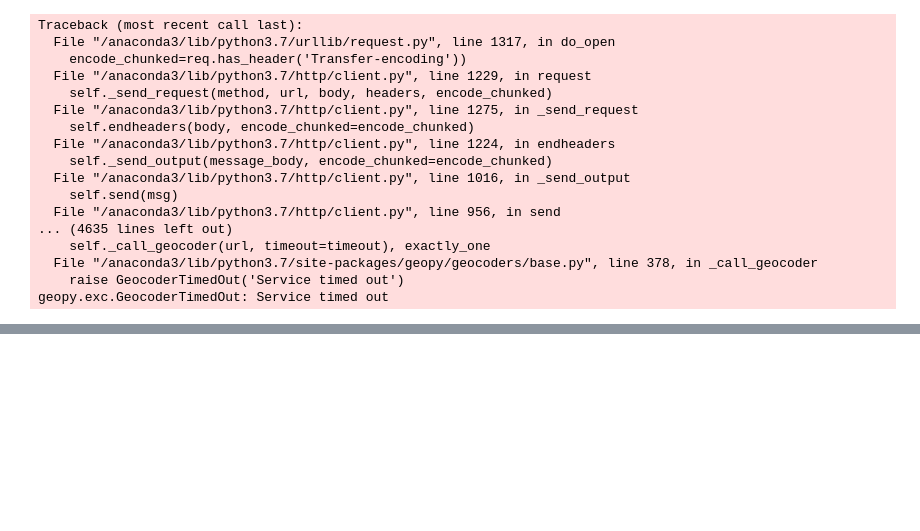
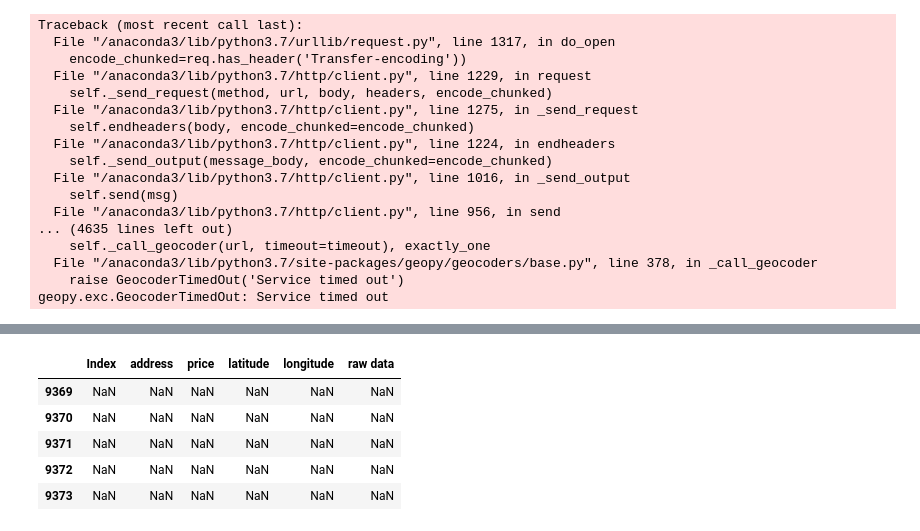
Before and after one commit to burteth/Housing-Goecoding, a Jupyter notebook: Untitled.ipynb, the cells around one changed output, grey strips where cells are left out. Cells and saved outputs as stored; diff of their text form; code cells hidden in the pictures; blank space fills up the shorter version.

```diff
--- a/Untitled.ipynb
+++ b/Untitled.ipynb
@@ -313,0 +45,18 @@ df.to_csv('final_attempt.csv')
+# %%
+df_aap = pd.read_csv('CLEAN_DATA_w_A2-Price.csv',index_col='Unnamed: 0')
+df_aa = pd.read_csv('CLEAN_DATA_w_A2.csv',index_col='Unnamed: 0')
+df_final = pd.read_csv('final_attempt.csv')
+# %%
+ind = df_aa.index
+# %%
+#df_final.reindex(ind)
+df_final2 = df_final.reindex(ind)
+# %%
+df_final2.index
+# %% [output]
+|  | Index | address | price | latitude | longitude | raw data |
+| 9369 | NaN | NaN | NaN | NaN | NaN | NaN |
+| 9370 | NaN | NaN | NaN | NaN | NaN | NaN |
+| 9371 | NaN | NaN | NaN | NaN | NaN | NaN |
+| 9372 | NaN | NaN | NaN | NaN | NaN | NaN |
+| 9373 | NaN | NaN | NaN | NaN | NaN | NaN |
```
Also changed, not shown: parts of 34 cells of this notebook, 18 other files.
